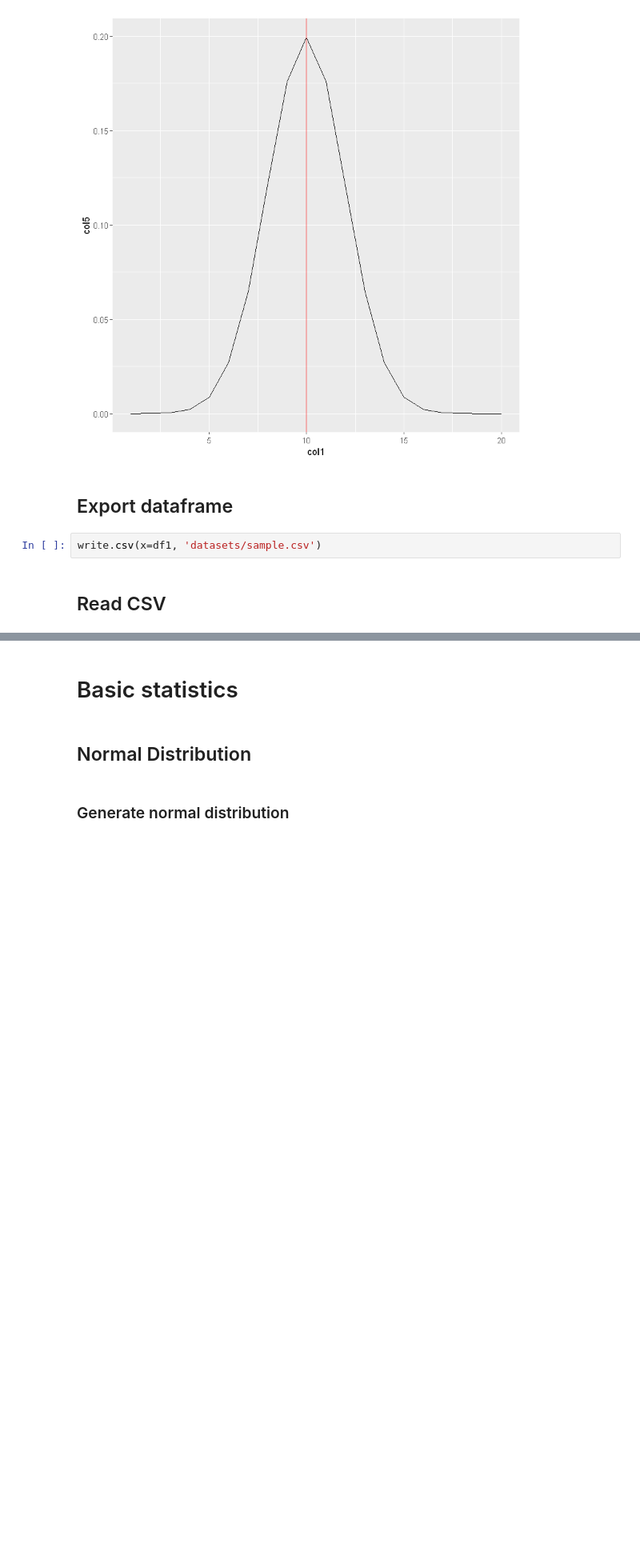
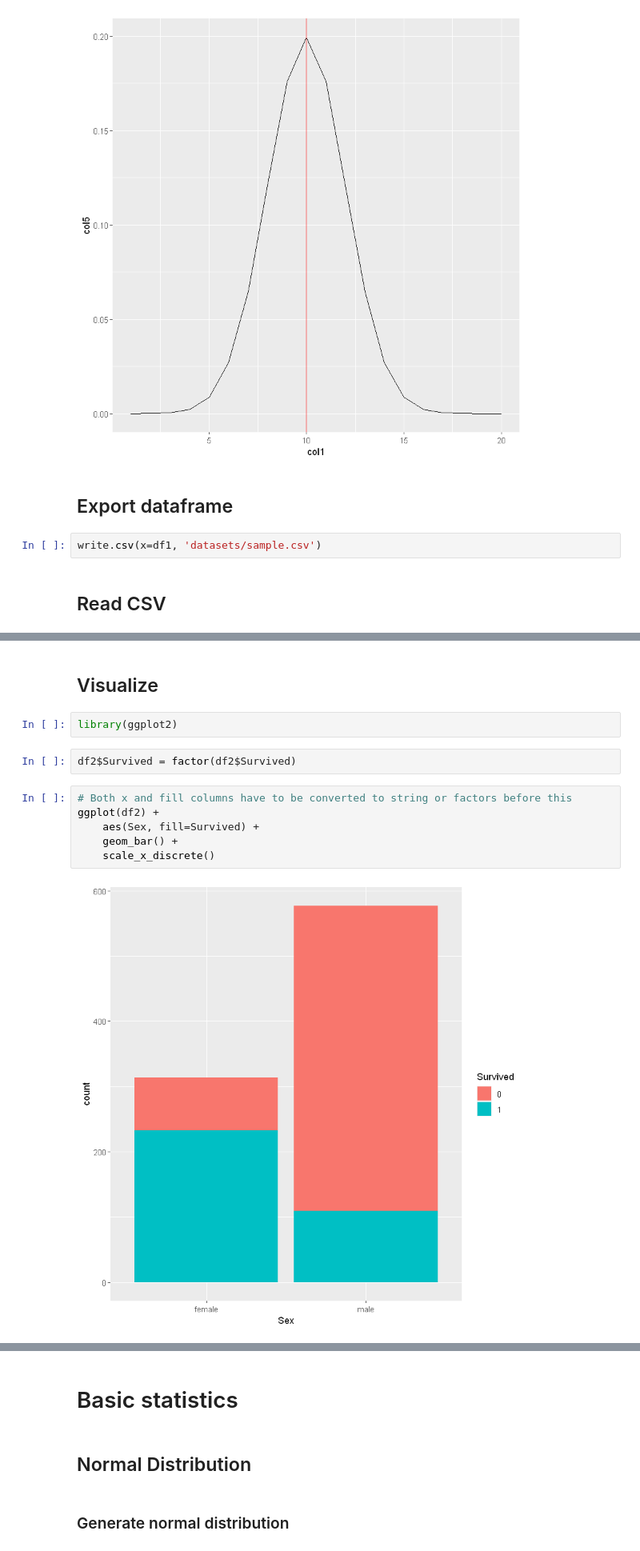
Before and after one commit to sandipto-sanyal/ampba, a Jupyter notebook: R/R sample codes.ipynb, the cells around one changed output, grey strips where cells are left out. Shown: that part at 80% size. Drawn from its saved outputs; the diff is of its cells as text; blank space fills up the shorter version.

```diff
--- a/R/R sample codes.ipynb
+++ b/R/R sample codes.ipynb
@@ -371,0 +389,14 @@ head(df2)
+# %% [markdown]
+## Visualize
+# %%
+library(ggplot2)
+# %%
+df2$Survived = factor(df2$Survived)
+# %%
+# Both x and fill columns have to be converted to string or factors before this
+ggplot(df2) +
+    aes(Sex, fill=Survived) +
+    geom_bar() +
+    scale_x_discrete()
+# %% [output]
+[figure, added]
```
Also changed, not shown: parts of 37 cells of this notebook, 20 other files.
